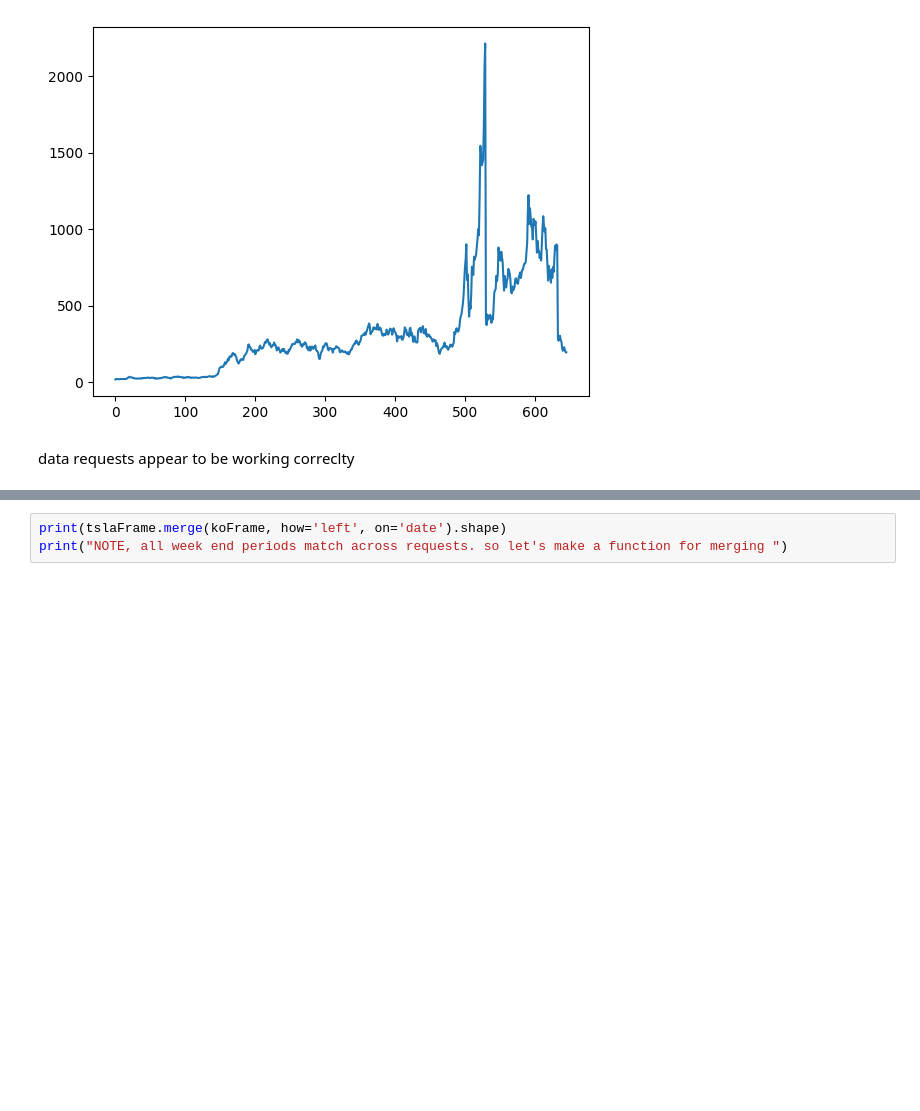
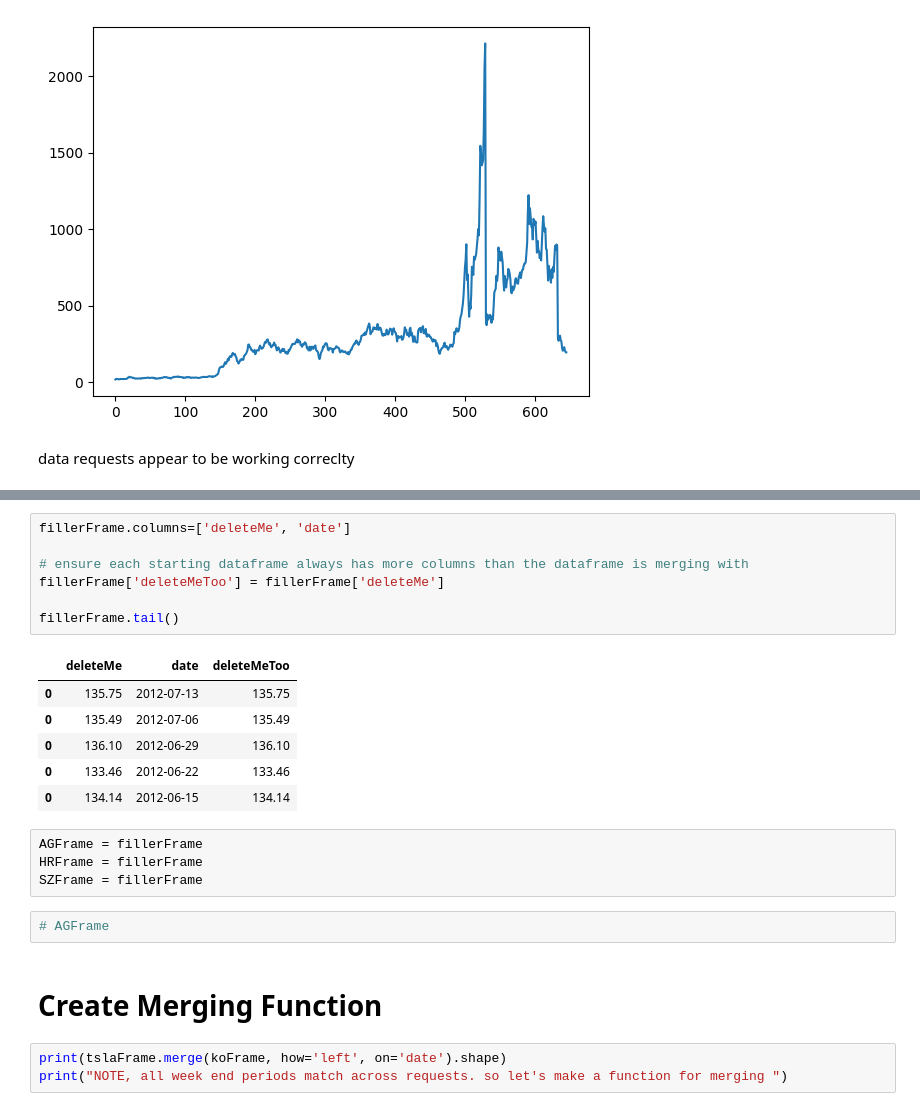
Before and after one commit to MattTheEconomist/Senator-Investments-ETL, a Jupyter notebook: Historical Prices.ipynb, the cells around one changed output, grey strips where cells are left out. Drawn from its saved outputs; the diff is of its cells as text; blank space fills up the shorter version.

```diff
--- a/Historical Prices.ipynb
+++ b/Historical Prices.ipynb
@@ -130,3 +237,25 @@ data requests appear to be working correclty
+# %%
+fillerFrame.columns=['deleteMe', 'date']
+
+# ensure each starting dataframe always has more columns than the dataframe is merging with
+fillerFrame['deleteMeToo'] = fillerFrame['deleteMe']
+
+fillerFrame.tail()
+# %% [output]
+|  | deleteMe | date | deleteMeToo |
+| 0 | 135.75 | 2012-07-13 | 135.75 |
+| 0 | 135.49 | 2012-07-06 | 135.49 |
+| 0 | 136.10 | 2012-06-29 | 136.10 |
+| 0 | 133.46 | 2012-06-22 | 133.46 |
+| 0 | 134.14 | 2012-06-15 | 134.14 |
+# %%
+AGFrame = fillerFrame
+HRFrame = fillerFrame
+SZFrame = fillerFrame
+# %%
+# AGFrame
+# %% [markdown]
+# Create Merging Function
 # %%
 print(tslaFrame.merge(koFrame, how='left', on='date').shape)
 print("NOTE, all week end periods match across requests. so let's make a function for merging ")
```
Also changed, not shown: parts of 36 cells of this notebook.
